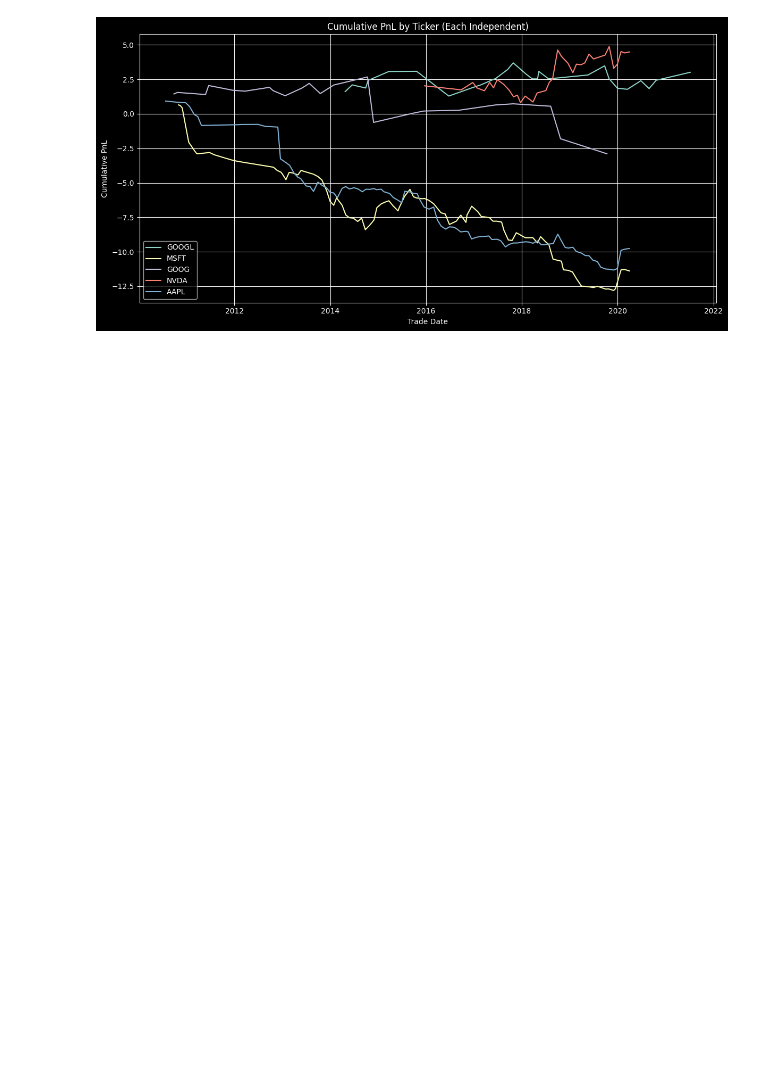
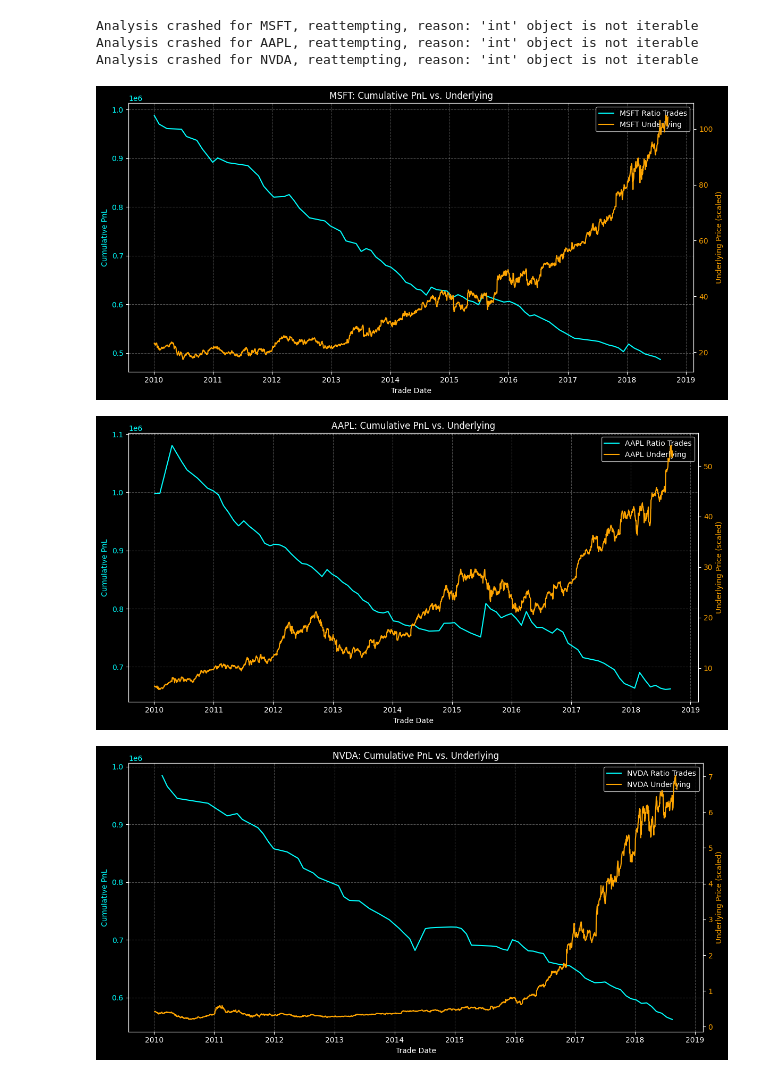
Before and after one commit to cja119/options_wizard, a Jupyter notebook: notebooks/ratio_spread.ipynb, the cells around one changed output. Drawn from its saved outputs; the diff is of its cells as text; code cells hidden in the pictures; blank space fills up the shorter version.

```diff
--- a/notebooks/ratio_spread.ipynb
+++ b/notebooks/ratio_spread.ipynb
@@ -56,37 +60,62 @@ ow.Strategy(data_manager)(
 )
 # %%
-ow.Features(data_manager)('prepare_data')
-data_manager.execute_pipeline(retain_data=True, save_data=False)
+ow.Features(data_manager)('compute_pnl')
+data_manager.execute_pipeline(retain_data=True, save_data=False, n_workers=6)
+# %% [output]
+Analysis crashed for MSFT, reattempting, reason: 'int' object is not iterable
+Analysis crashed for AAPL, reattempting, reason: 'int' object is not iterable
+Analysis crashed for NVDA, reattempting, reason: 'int' object is not iterable
 # %%
 import pandas as pd
 import matplotlib.pyplot as plt
 
 plt.style.use('dark_background')
 
-# Assume data_manager.outputs is already defined
+# Assume data_manager.outputs and data_manager.data are defined
 outputs = data_manager.outputs
-
-# Create a figure
-plt.figure(figsize=(12, 6))
+data = data_manager.data
 
 # Iterate through each ticker independently
 for ticker, df in outputs.items():
     # Sort by date
-    df = df.sort_index().dropna(subset=['combined_pnl'])
+    df = df.sort_index().dropna(subset=['equity'])
+    df_data = data[ticker]
 
-    # Compute cumulative PnL starting from zero
-    cum_pnl = 1 + df['combined_pnl'].cumsum()
+    # Create figure and axes
+    fig, ax1 = plt.subplots(figsize=(12, 6))
 
-    # Plot each ticker separately (no merging)
-    plt.plot(df.index, cum_pnl, label=ticker)
+    # Plot equity on left axis
+    ax1.plot(df.index, df['equity'], color='cyan', label=f"{ticker} Ratio Trades")
+    ax1.set_xlabel("Trade Date")
+    ax1.set_ylabel("Cumulative PnL", color='cyan')
+    ax1.tick_params(axis='y', labelcolor='cyan')
 
-# Format the plot
-plt.title("Cumulative PnL by Ticker (Each Independent)")
-plt.xlabel("Trade Date")
-plt.ylabel("Cumulative PnL")
-plt.legend()
-plt.grid(True)
-plt.tight_layout()
-plt.show()
+    # Create right axis for underlying
+    ax2 = ax1.twinx()
+    df_data['underlying_close'] = (
+        df_data['underlying_close']
+    )
+    ax2.plot(
+        df_data.index.get_level_values('trade_date_idx'),
+        df_data['underlying_close'],
+        color='orange',
+        label=f"{ticker} Underlying"
+    )
+    ax2.set_ylabel("Underlying Price (scaled)", color='orange')
+    ax2.tick_params(axis='y', labelcolor='orange')
+
+    # Title, grid, and legend
+    plt.title(f"{ticker}: Cumulative PnL vs. Underlying")
+    ax1.grid(True, which='both', linestyle='--', alpha=0.3)
+
+    # Combine legends from both axes
+    lines, labels = ax1.get_legend_handles_labels()
+    lines2, labels2 = ax2.get_legend_handles_labels()
+    ax1.legend(lines + lines2, labels + labels2, loc='best')
+
+    plt.tight_layout()
+    plt.show()
 # %% [output]
-[figure, old version]
+[figure, new version]
+[figure, added]
+[figure, added]
```
Also changed, not shown: parts of 4 cells of this notebook, 8 other files.
